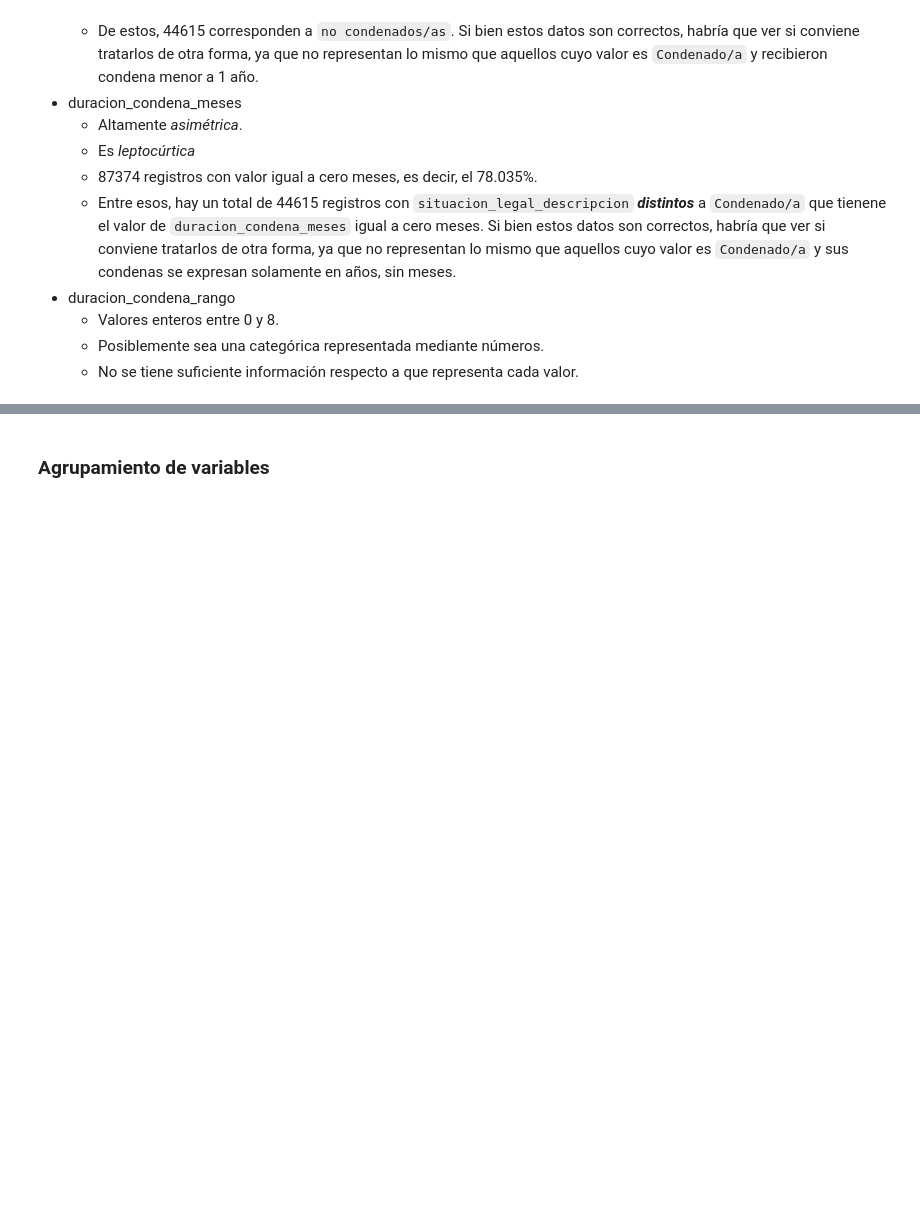
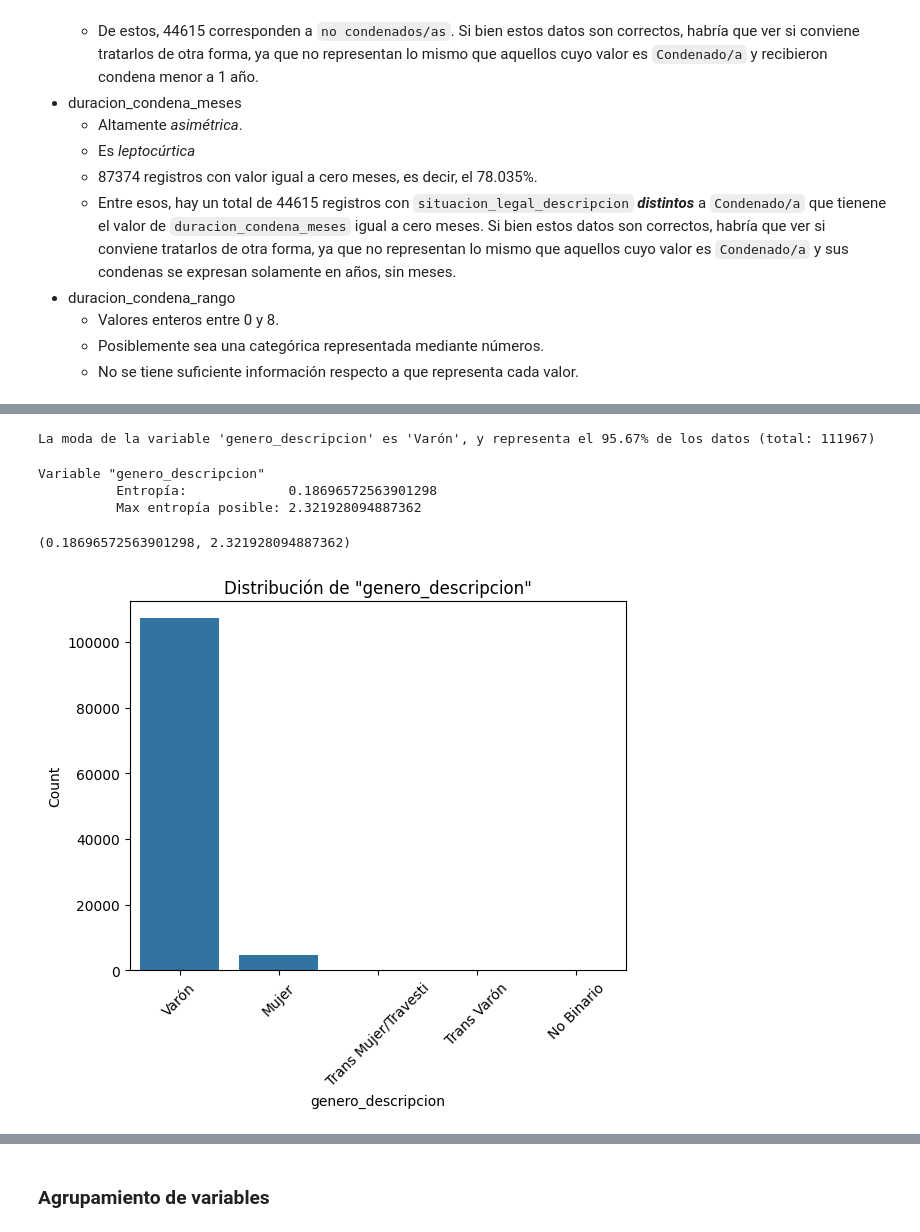
Before and after one commit to gasper-az/CEIA_Analisis_de_datos, a Jupyter notebook: trabajos_practicos/resolucion_tp_01/tp_01.ipynb, the cells around one changed output, grey strips where cells are left out. Cells and saved outputs as stored; diff of their text form; code cells hidden in the pictures; blank space fills up the shorter version.

Commit message:
[tp-01] genero_descripcion

```diff
--- a/trabajos_practicos/resolucion_tp_01/tp_01.ipynb
+++ b/trabajos_practicos/resolucion_tp_01/tp_01.ipynb
@@ -75,3 +75,12 @@ def plot_histograma(data, column, figsize=(6, 3), bins=15, kde=True, mvd=True, s
     plt.show()
 
     return
+# %%
+# Función para graficar un histograma, en función de los datos dados
+def graficar_distribucion_histograma(data, col, titulo, xlabel, ylabel="Count", rotation=45):
+    sns.countplot(x=col, data=data)
+    plt.title(titulo)
+    plt.xticks(rotation=rotation)
+    plt.xlabel(xlabel)
+    plt.ylabel(ylabel)
+    plt.show()
@@ -1097,0 +1251,21 @@ Se obtuvieron las siguientes conclusiones al analizar las variables numéricas d
+# %%
+total = df_sneep_no_ids_csv["genero_descripcion"].count()
+moda = df_sneep_no_ids_csv["genero_descripcion"].mode()[0]
+
+cant_igual_moda = df_sneep_no_ids_csv[df_sneep_no_ids_csv["genero_descripcion"] == moda]["genero_descripcion"].count()
+porcentaje_moda = cant_igual_moda*100/total
+
+print(f"La moda de la variable \'genero_descripcion\' es \'{moda}\', y representa el {porcentaje_moda:.2f}% de los datos (total: {total})")
+# %% [output]
+La moda de la variable 'genero_descripcion' es 'Varón', y representa el 95.67% de los datos (total: 111967)
+# %%
+obtener_entropia_de_shannon(df_sneep_no_ids_csv, "genero_descripcion")
+# %% [output]
+Variable "genero_descripcion"
+          Entropía:             0.18696572563901298
+          Max entropía posible: 2.321928094887362
+(0.18696572563901298, 2.321928094887362)
+# %%
+graficar_distribucion_histograma(data=df_sneep_no_ids_csv, col="genero_descripcion", titulo="Distribución de \"genero_descripcion\"", xlabel="genero_descripcion")
+# %% [output]
+[figure, added]
```
Also changed, not shown: parts of 22 cells of this notebook.
